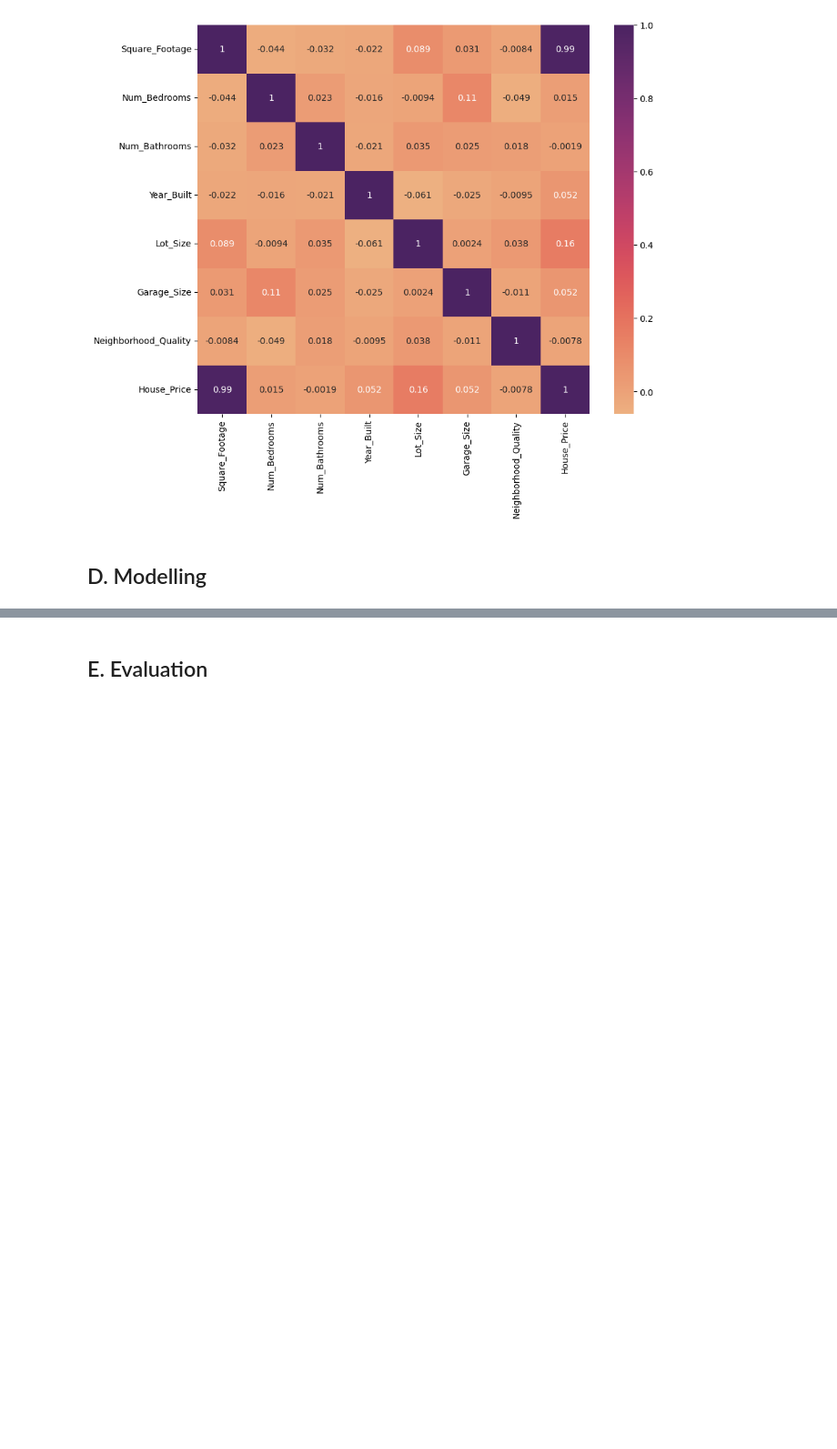
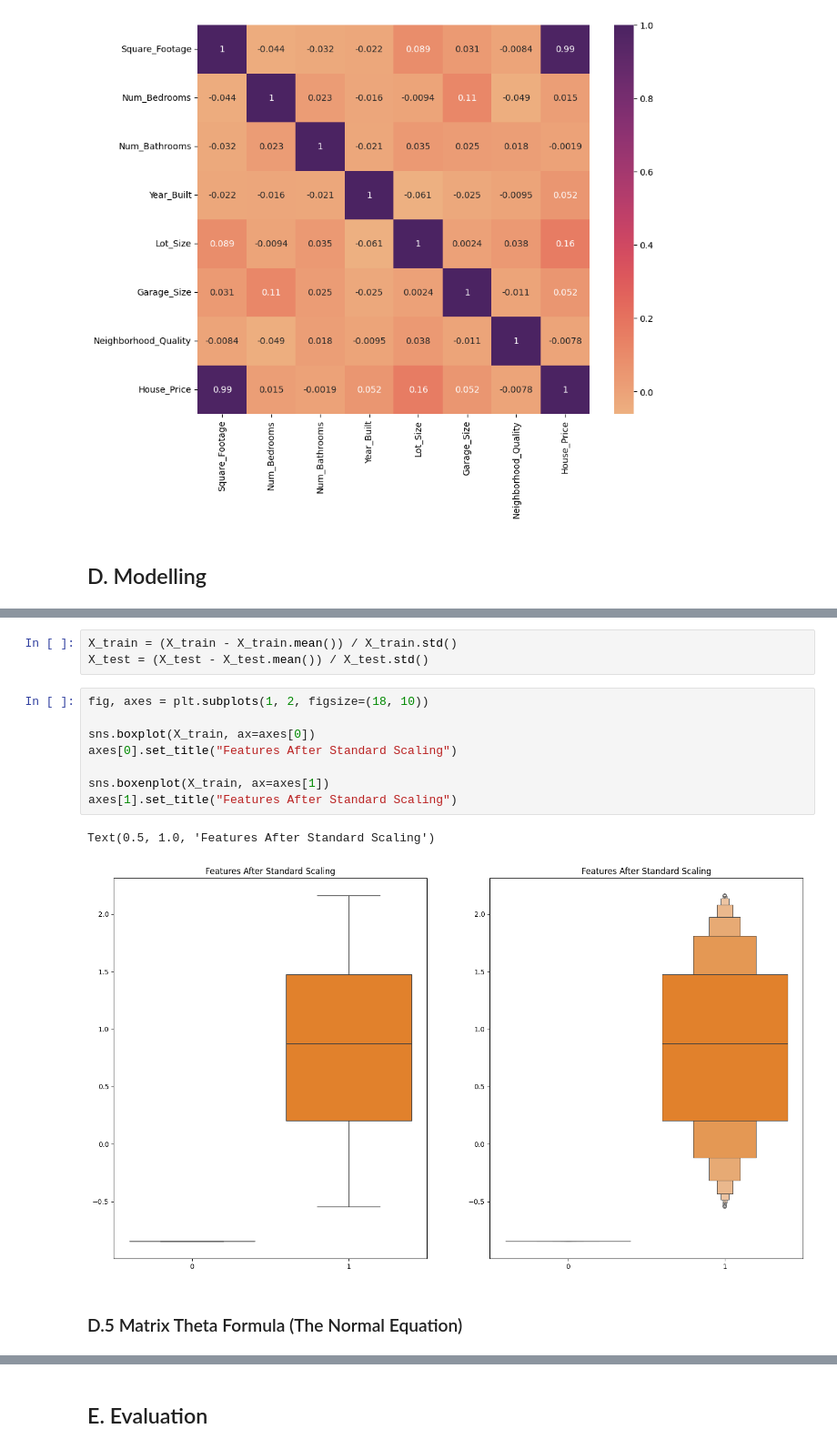
Before and after one commit to HablSank/1Day-1Dataset_MachineLearningProject, a Jupyter notebook: Day-8/Simple Linear Regression (House Price)/house_price.ipynb, the cells around one changed output, grey strips where cells are left out. Shown at 91% size. Drawn from its saved outputs; the diff is of its cells as text; blank space fills up the shorter version.

```diff
--- a/Day-8/Simple Linear Regression (House Price)/house_price.ipynb
+++ b/Day-8/Simple Linear Regression (House Price)/house_price.ipynb
@@ -204,0 +248,16 @@ plt.show()
+# %%
+X_train = (X_train - X_train.mean()) / X_train.std()
+X_test = (X_test - X_test.mean()) / X_test.std()
+# %%
+fig, axes = plt.subplots(1, 2, figsize=(18, 10))
+
+sns.boxplot(X_train, ax=axes[0])
+axes[0].set_title("Features After Standard Scaling")
+
+sns.boxenplot(X_train, ax=axes[1])
+axes[1].set_title("Features After Standard Scaling")
+# %% [output]
+Text(0.5, 1.0, 'Features After Standard Scaling')
+[figure, added]
+# %% [markdown]
+### D.5 Matrix Theta Formula (The Normal Equation)
```
Also changed, not shown: parts of 15 cells of this notebook.
